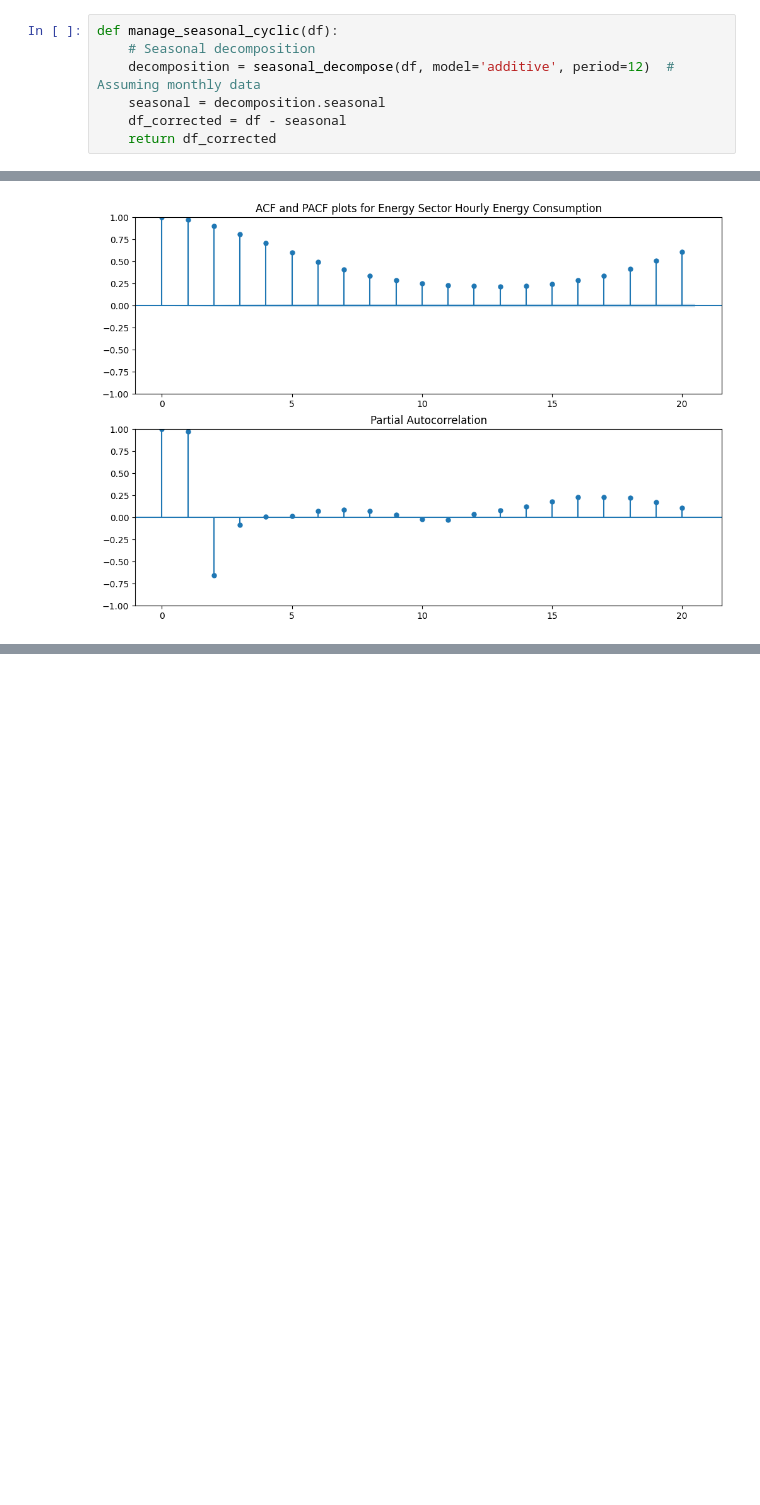
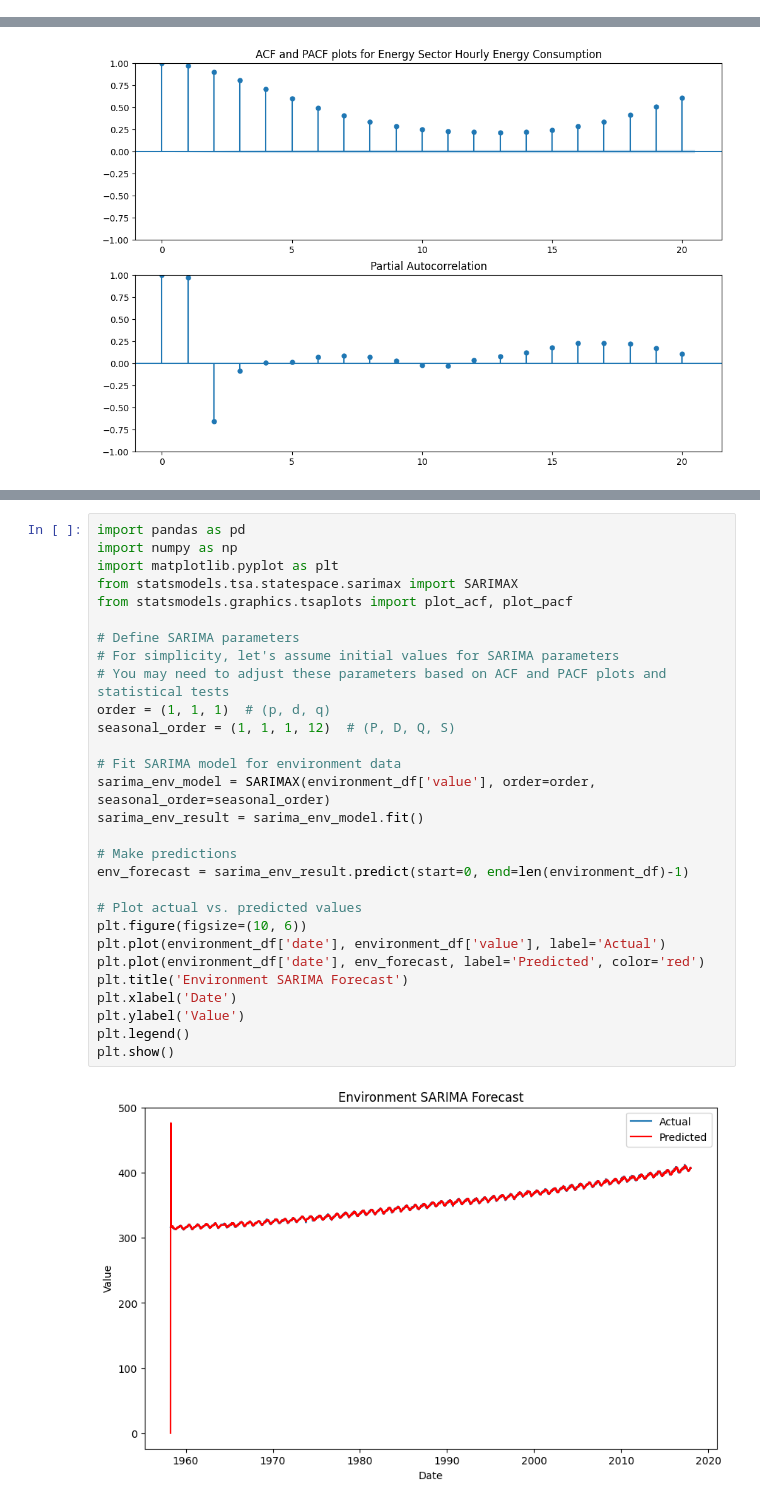
Before and after one commit to AliArfa852/Time-series-Data_analysis, a Jupyter notebook: project.ipynb, the cells around one changed output, grey strips where cells are left out. Saved outputs shown, nothing was run; the diff lists cells and outputs as text; blank space fills up the shorter version.

```diff
--- a/project.ipynb
+++ b/project.ipynb
@@ -14,7 +7,0 @@ daily
-# %%
-def manage_seasonal_cyclic(df):
-    # Seasonal decomposition
-    decomposition = seasonal_decompose(df, model='additive', period=12)  # Assuming monthly data
-    seasonal = decomposition.seasonal
-    df_corrected = df - seasonal
-    return df_corrected
@@ -873,0 +367,31 @@ ann(finance_df, 'Date', 'close')
+# %%
+import pandas as pd
+import numpy as np
+import matplotlib.pyplot as plt
+from statsmodels.tsa.statespace.sarimax import SARIMAX
+from statsmodels.graphics.tsaplots import plot_acf, plot_pacf
+
+# Define SARIMA parameters
+# For simplicity, let's assume initial values for SARIMA parameters
+# You may need to adjust these parameters based on ACF and PACF plots and statistical tests
+order = (1, 1, 1)  # (p, d, q)
+seasonal_order = (1, 1, 1, 12)  # (P, D, Q, S)
+
+# Fit SARIMA model for environment data
+sarima_env_model = SARIMAX(environment_df['value'], order=order, seasonal_order=seasonal_order)
+sarima_env_result = sarima_env_model.fit()
+
+# Make predictions
+env_forecast = sarima_env_result.predict(start=0, end=len(environment_df)-1)
+
+# Plot actual vs. predicted values
+plt.figure(figsize=(10, 6))
+plt.plot(environment_df['date'], environment_df['value'], label='Actual')
+plt.plot(environment_df['date'], env_forecast, label='Predicted', color='red')
+plt.title('Environment SARIMA Forecast')
+plt.xlabel('Date')
+plt.ylabel('Value')
+plt.legend()
+plt.show()
+# %% [output]
+[figure, added]
```
Also changed, not shown: parts of 30 cells of this notebook, 1 other file.
